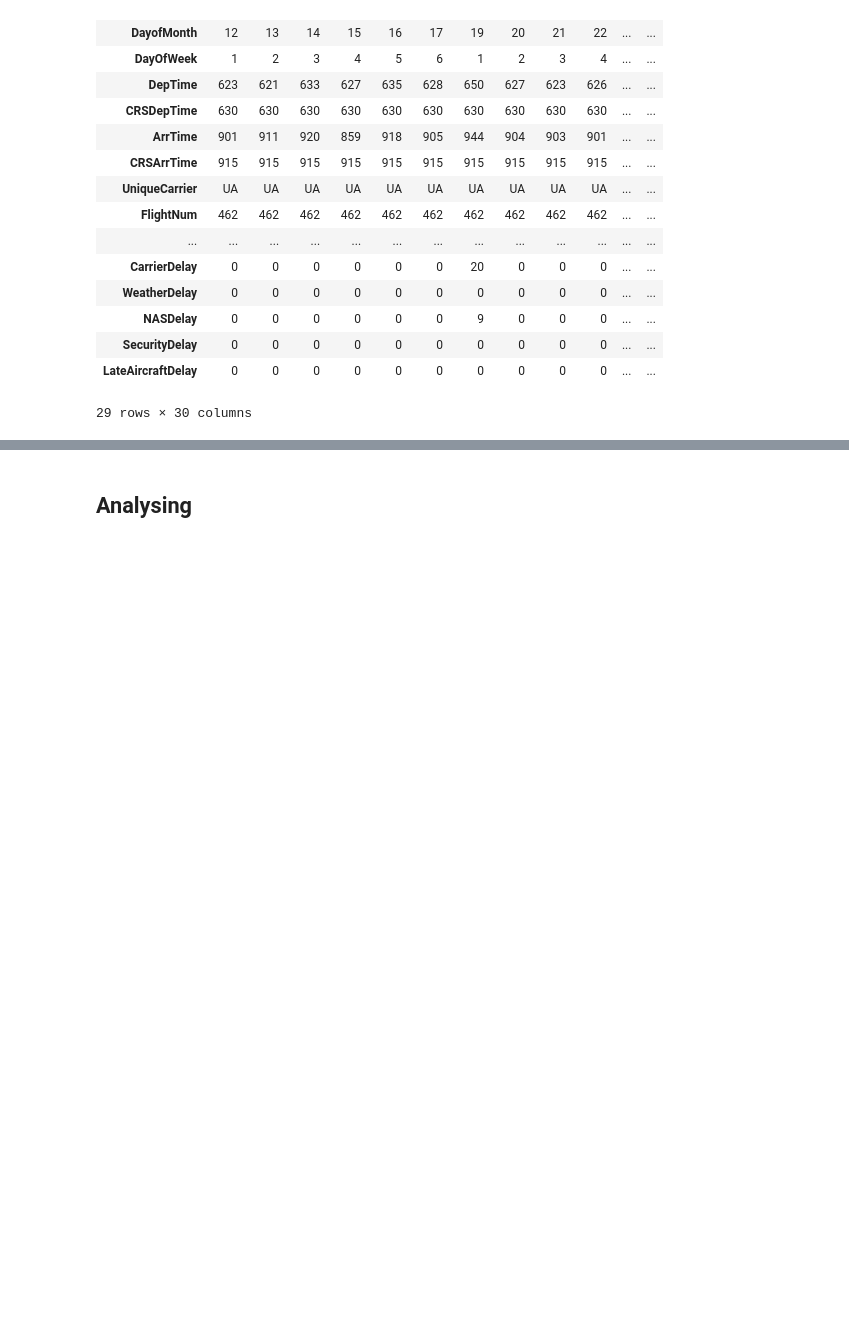
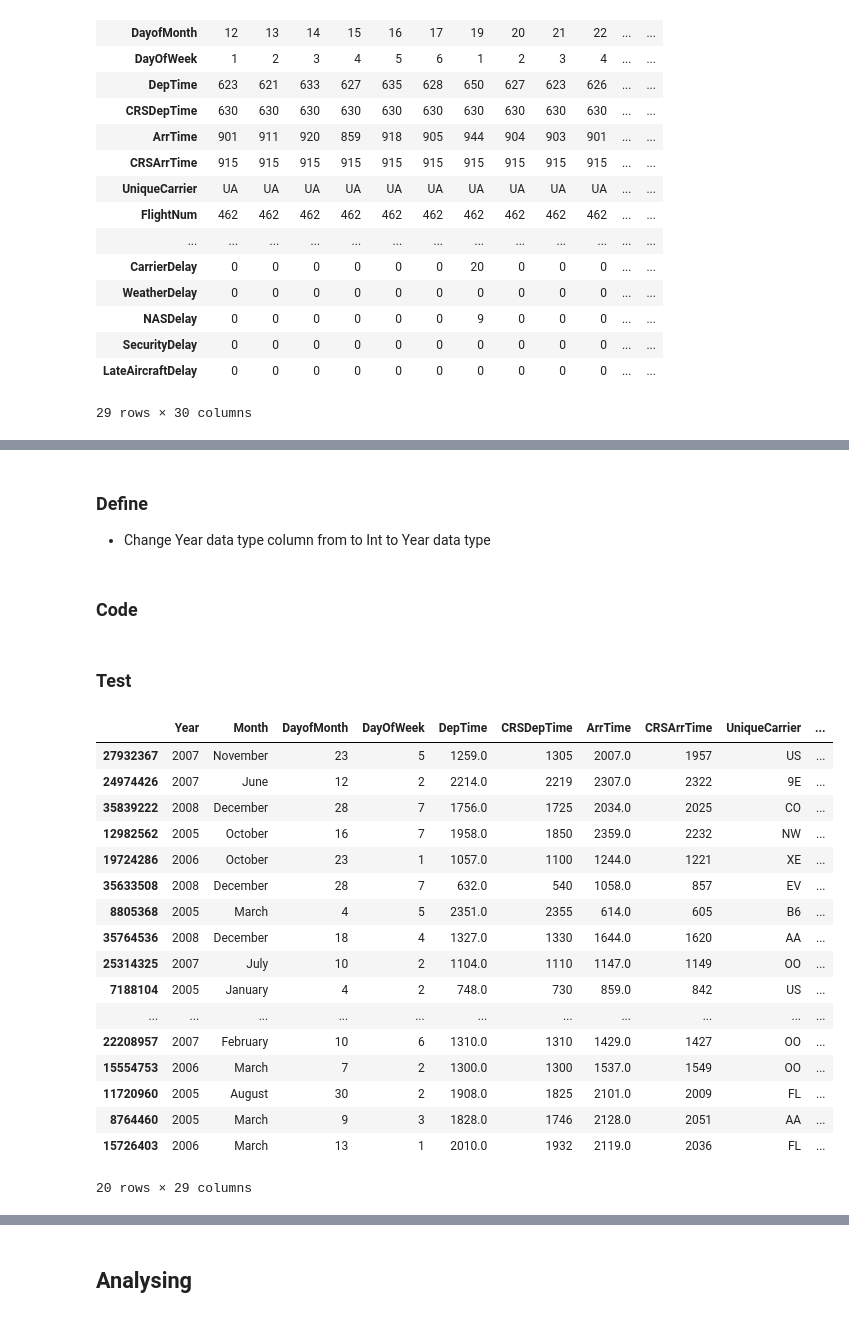
Before and after one commit to ManalAlkallas/Ford_GoBike_Analysis, a Jupyter notebook: Flight_Dataset.ipynb, the cells around one changed output, grey strips where cells are left out. Drawn from its saved outputs; the diff is of its cells as text; code cells hidden in the pictures; blank space fills up the shorter version.

Commit message:
Data Wrangling WOP

```diff
--- a/Flight_Dataset.ipynb
+++ b/Flight_Dataset.ipynb
@@ -248,0 +465,5 @@ KeyError: "['year', 'month'] not in index"
+# %% [markdown]
+### Define
+- Change Year data type column from to Int to Year data type
+# %% [markdown]
+### Code
@@ -248,0 +472,2 @@ KeyError: "['year', 'month'] not in index"
+# %% [markdown]
+### Test
@@ -248,0 +476,21 @@ KeyError: "['year', 'month'] not in index"
+# %%
+df.sample(20)
+# %% [output]
+|  | Year | Month | DayofMonth | DayOfWeek | DepTime | CRSDepTime | ArrTime | CRSArrTime | UniqueCarrier | ... |
+| 27932367 | 2007 | November | 23 | 5 | 1259.0 | 1305 | 2007.0 | 1957 | US | ... |
+| 24974426 | 2007 | June | 12 | 2 | 2214.0 | 2219 | 2307.0 | 2322 | 9E | ... |
+| 35839222 | 2008 | December | 28 | 7 | 1756.0 | 1725 | 2034.0 | 2025 | CO | ... |
+| 12982562 | 2005 | October | 16 | 7 | 1958.0 | 1850 | 2359.0 | 2232 | NW | ... |
+| 19724286 | 2006 | October | 23 | 1 | 1057.0 | 1100 | 1244.0 | 1221 | XE | ... |
+| 35633508 | 2008 | December | 28 | 7 | 632.0 | 540 | 1058.0 | 857 | EV | ... |
+| 8805368 | 2005 | March | 4 | 5 | 2351.0 | 2355 | 614.0 | 605 | B6 | ... |
+| 35764536 | 2008 | December | 18 | 4 | 1327.0 | 1330 | 1644.0 | 1620 | AA | ... |
+| 25314325 | 2007 | July | 10 | 2 | 1104.0 | 1110 | 1147.0 | 1149 | OO | ... |
+| 7188104 | 2005 | January | 4 | 2 | 748.0 | 730 | 859.0 | 842 | US | ... |
+| ... | ... | ... | ... | ... | ... | ... | ... | ... | ... | ... |
+| 22208957 | 2007 | February | 10 | 6 | 1310.0 | 1310 | 1429.0 | 1427 | OO | ... |
+| 15554753 | 2006 | March | 7 | 2 | 1300.0 | 1300 | 1537.0 | 1549 | OO | ... |
+| 11720960 | 2005 | August | 30 | 2 | 1908.0 | 1825 | 2101.0 | 2009 | FL | ... |
+| 8764460 | 2005 | March | 9 | 3 | 1828.0 | 1746 | 2128.0 | 2051 | AA | ... |
+| 15726403 | 2006 | March | 13 | 1 | 2010.0 | 1932 | 2119.0 | 2036 | FL | ... |
+20 rows × 29 columns
```
Also changed, not shown: parts of 61 cells of this notebook.
